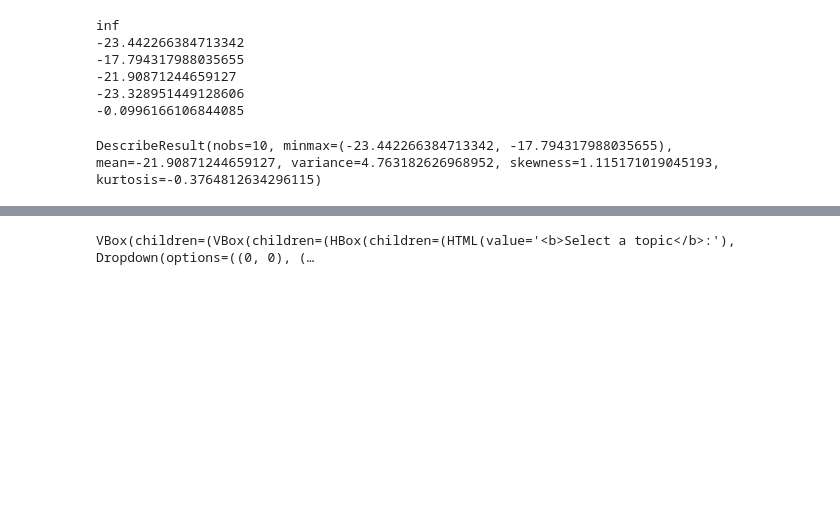
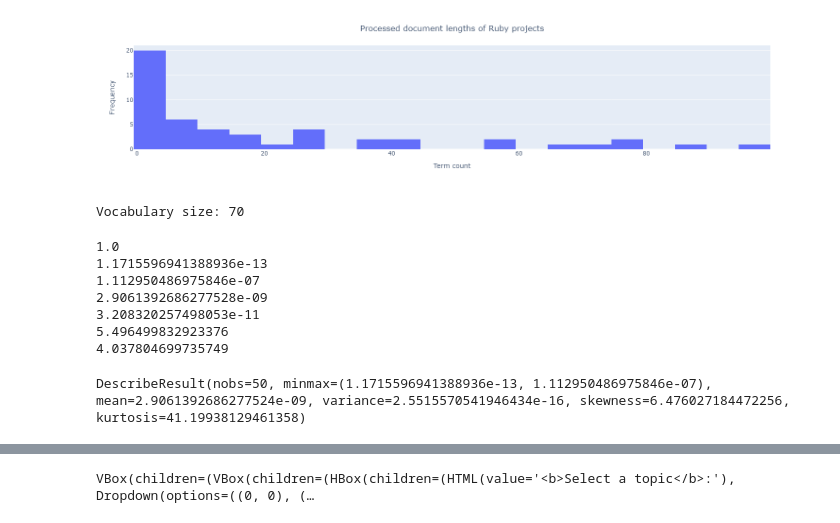
Before and after one commit to nathanbowness/MSR2023_MiningProject, a Jupyter notebook: biterm_test.ipynb, the cells around one changed output, grey strips where cells are left out. Saved outputs shown, nothing was run; the diff lists cells and outputs as text; code cells hidden in the pictures; blank space fills up the shorter version.

```diff
--- a/biterm_test.ipynb
+++ b/biterm_test.ipynb
@@ -1,30 +1,43 @@
 # %%
 import bitermplus as btm
 import numpy as np
 import pandas as pd
 import statistics
 import scipy.stats
 import optuna
 import plotly.express as px
+import tqdm
+import itertools
 import tmplot as tmp
 
-language = "Go"
+language = "Ruby"
 
 def contexts_to_text(contexts):
     return " ".join([" ".join(context) + "." for context in eval(contexts)])
 
+def count_total_terms(contexts):
+    return sum([len(context) for context in eval(contexts)])
+
 repos = pd.read_csv(f"processed_readmes_{language.lower()}.csv", sep=";", quotechar="'")
 
 repos["TEXT_PROCESSED"] = repos["CONTEXTS"].transform(contexts_to_text)
+repos["LENGTH_PROCESSED"] = repos["CONTEXTS"].transform(count_total_terms)
+
+px.histogram(repos["LENGTH_PROCESSED"].value_counts(), nbins=30, width=600, height=300).update_layout(showlegend=False, title_text=f"Processed document lengths of {language} projects", title_x=0.5, yaxis_title="Frequency", xaxis_title="Term count").show()
 
 texts = repos["TEXT_PROCESSED"]
 
 language_removed_words = {"Go": ["go", "golang"], "Java": ["java"], "Python": ["python"], "Ruby": ["ruby"]}
 common_removed_words = ["library", "package"]
 
-X, vocabulary, vocab_dict = btm.get_words_freqs(texts, binary=False, stop_words=language_removed_words[language]+common_removed_words, min_df=0.05) # It can take whatever parameter CounterVectorizer can take: https://scikit-learn.org/stable/modules/generated/sklearn.feature_extraction.text.CountVectorizer.html
+X, vocabulary, vocab_dict = btm.get_words_freqs(texts, binary=False, stop_words=language_removed_words[language]+common_removed_words, min_df=0.02) # It can take whatever parameter CounterVectorizer can take: https://scikit-learn.org/stable/modules/generated/sklearn.feature_extraction.text.CountVectorizer.html
 docs_vec = btm.get_vectorized_docs(texts, vocabulary)
 biterms = btm.get_biterms(docs_vec)
+
+print("Vocabulary size:", len(vocabulary))
+# %% [output]
+[figure, added]
+Vocabulary size: 70
 # %%
 """
 In general, higher alpha values mean documents contain more similar topic contents.
@@ -32,23 +45,27 @@ The same is true for beta, but with topics and words: generally a high beta will
 Also, an asymmetric alpha is helpful, where as an asymmetric beta is largely not.
 """
 
-model = btm.BTM(X, vocabulary, seed=42, T=10, M=5, win=100, alpha=1/10, beta=0.01, has_background=False)
+model = btm.BTM(X, vocabulary, seed=42, T=50, M=5, win=500, alpha=1/100, beta=0.01, has_background=False)
 model.fit(biterms, iterations=1000)
 
+coherences = np.exp(model.coherence_)
+
 print(model.perplexity_)
-print(min(model.coherence_))
-print(max(model.coherence_))
-print(statistics.mean(model.coherence_))
-print(statistics.median(model.coherence_))
-print(statistics.stdev(model.coherence_)/statistics.mean(model.coherence_))
+print(min(coherences))
+print(max(coherences))
+print(statistics.mean(coherences))
+print(statistics.median(coherences))
+print(statistics.stdev(coherences)/statistics.mean(coherences))
+print(btm.entropy(model.matrix_topics_words_))
 
-scipy.stats.describe(model.coherence_)
+scipy.stats.describe(coherences)
 # %% [output]
-inf
--23.442266384713342
--17.794317988035655
--21.90871244659127
--23.328951449128606
--0.0996166106844085
+1.0
+1.1715596941388936e-13
+1.112950486975846e-07
+2.9061392686277528e-09
+3.208320257498053e-11
+5.496499832923376
+4.037804699735749
-DescribeResult(nobs=10, minmax=(-23.442266384713342, -17.794317988035655), mean=-21.90871244659127, variance=4.763182626968952, skewness=1.115171019045193, kurtosis=-0.3764812634296115)
+DescribeResult(nobs=50, minmax=(1.1715596941388936e-13, 1.112950486975846e-07), mean=2.9061392686277524e-09, variance=2.5515570541946434e-16, skewness=6.476027184472256, kurtosis=41.19938129461358)
 # %%
```
Also changed, not shown: parts of 8 cells of this notebook, 1 other file.
